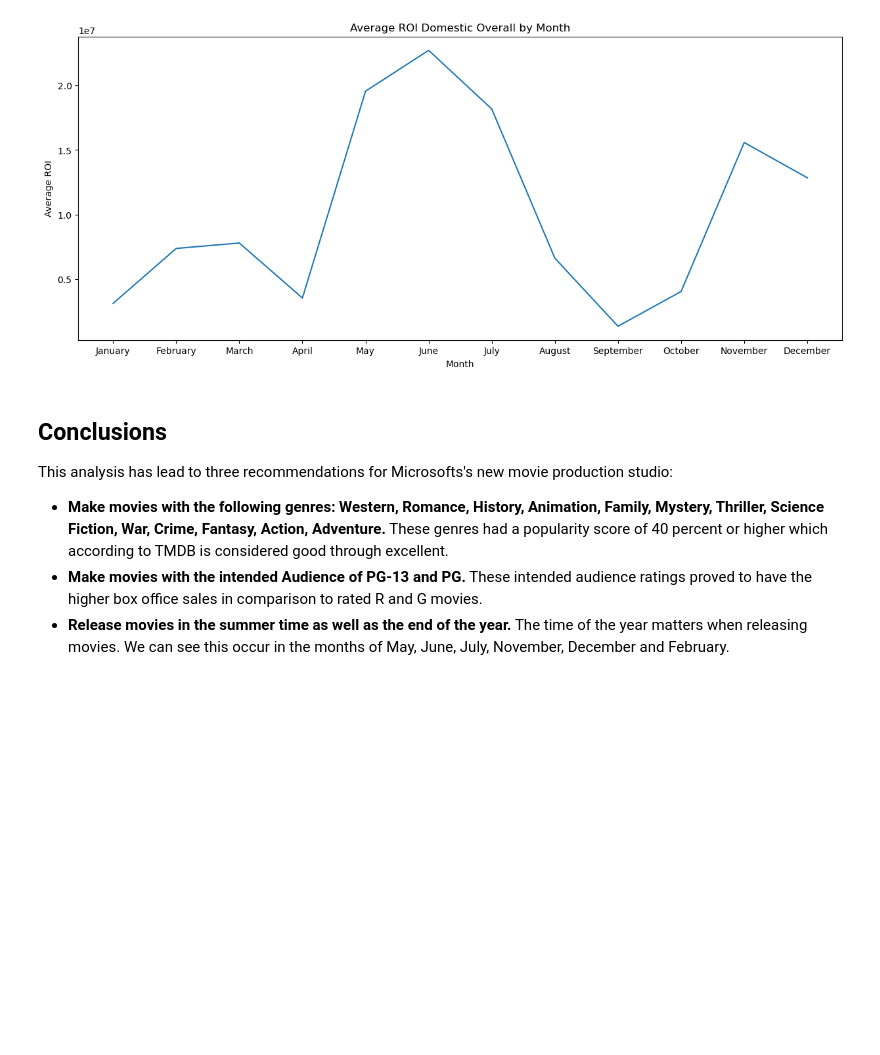
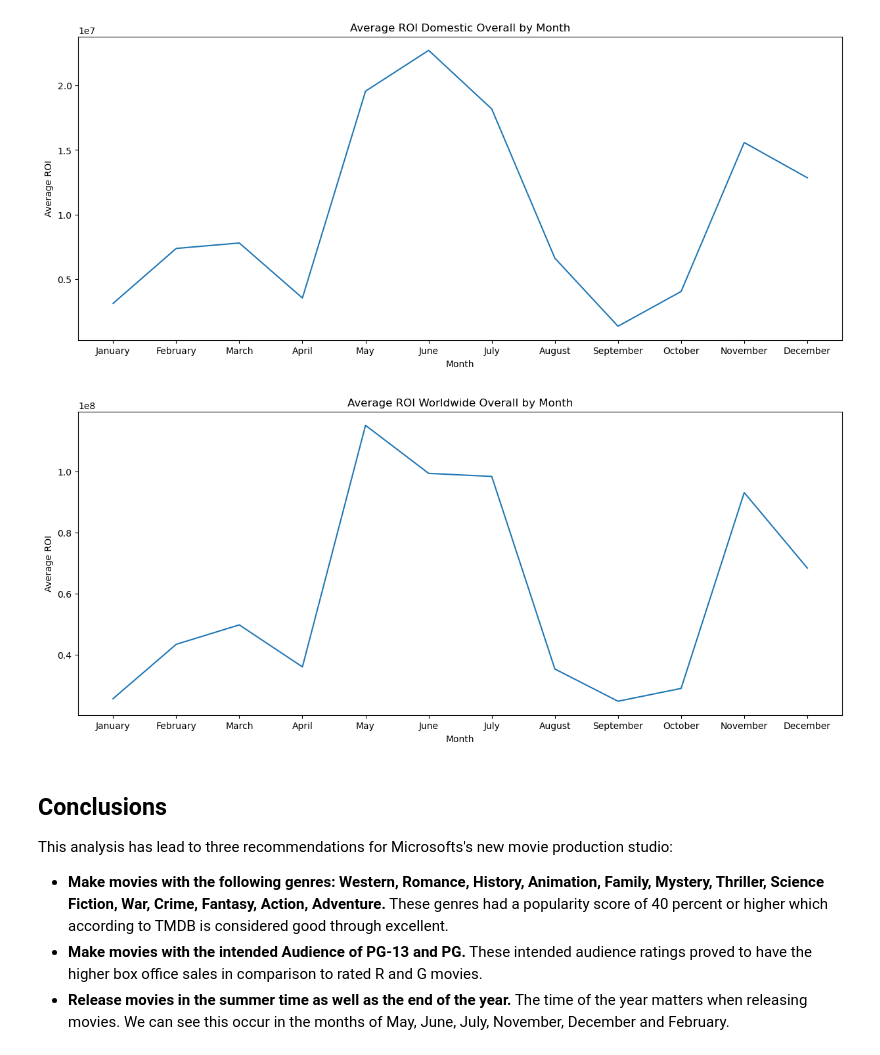
Before and after one commit to CrisThatOneCris/dsc-phase-1-project-v2-4, a Jupyter notebook: student.ipynb, the cells around one changed output. Drawn from its saved outputs; the diff is of its cells as text; code cells hidden in the pictures; blank space fills up the shorter version.

```diff
--- a/student.ipynb
+++ b/student.ipynb
@@ -497,9 +498,10 @@ tn_movie_copy
 # %%
 # Calculate the ROI based on month overall
-roi_overall_month = tn_movie_copy.groupby('month')['ROI_gross_domestic'].mean()
-
+roi_overall_month_domestic = tn_movie_copy.groupby('month')['ROI_gross_domestic'].mean()
+roi_overall_month_worldwide = tn_movie_copy.groupby('month')['ROI_gross_worldwide'].mean()
 # Convert month numbers to month names
-roi_overall_month.index = roi_overall_month.index.map(lambda x: calendar.month_name[int(x)])
+roi_overall_month_domestic.index = roi_overall_month_domestic.index.map(lambda x: calendar.month_name[int(x)])
+roi_overall_month_worldwide.index = roi_overall_month_worldwide.index.map(lambda x: calendar.month_name[int(x)])
 # %% [markdown]
 ## Data Analysis
 # %% [markdown]
@@ -567,6 +569,16 @@ plt.title('Average ROI Domestic Overall by Month')
 plt.show()
 # %% [output]
 [figure]
+# %%
+# Plot the ROI by month
+plt.figure(figsize=[15,6])
+sns.lineplot(x=roi_overall_month_worldwide.index, y=roi_overall_month_worldwide.values)
+plt.xlabel('Month')
+plt.ylabel('Average ROI')
+plt.title('Average ROI Worldwide Overall by Month')
+plt.show()
+# %% [output]
+[figure, added]
 # %% [markdown]
 ## Conclusions
 This analysis has lead to three recommendations for Microsofts's new movie production studio:
```
Also changed, not shown: parts of 6 cells of this notebook.
